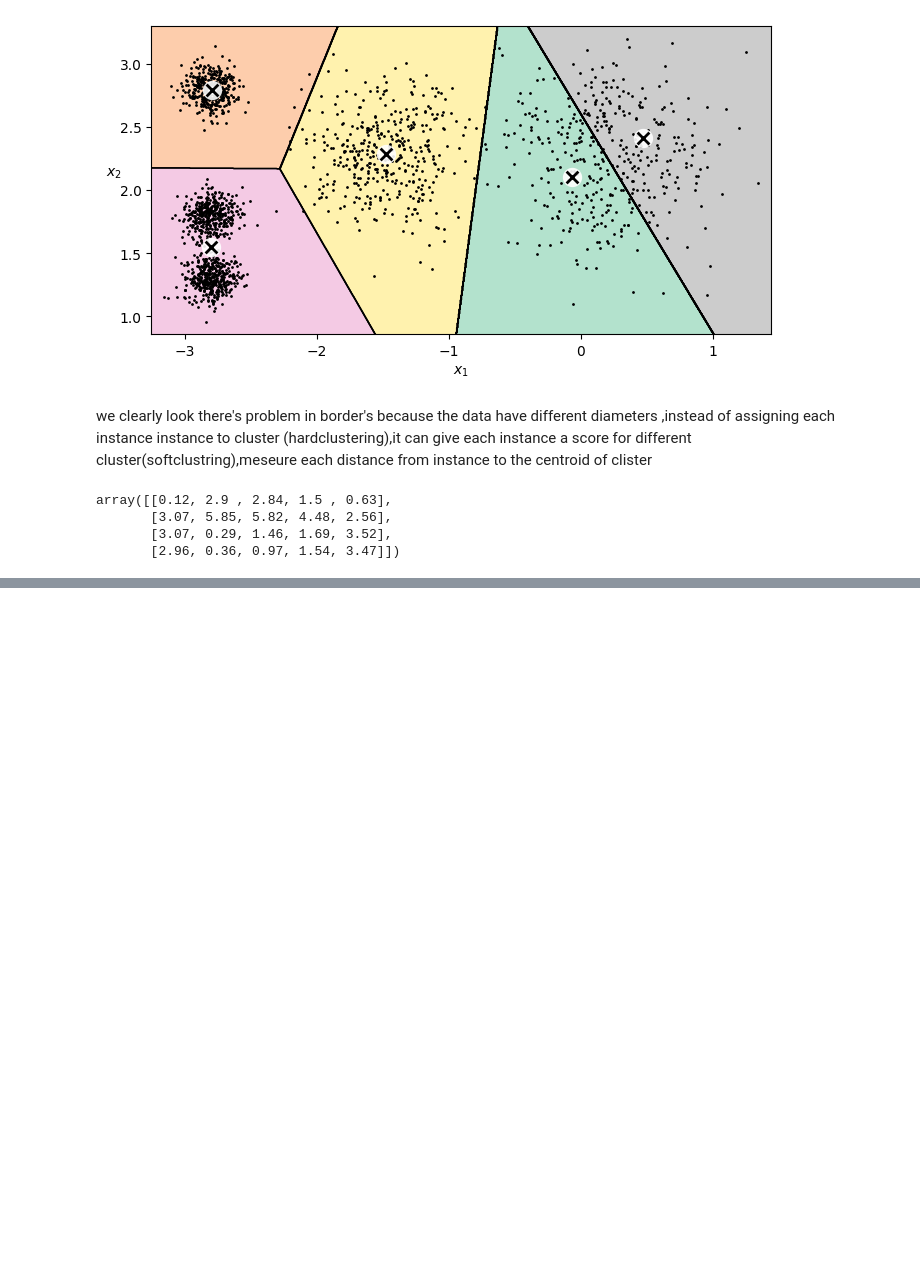
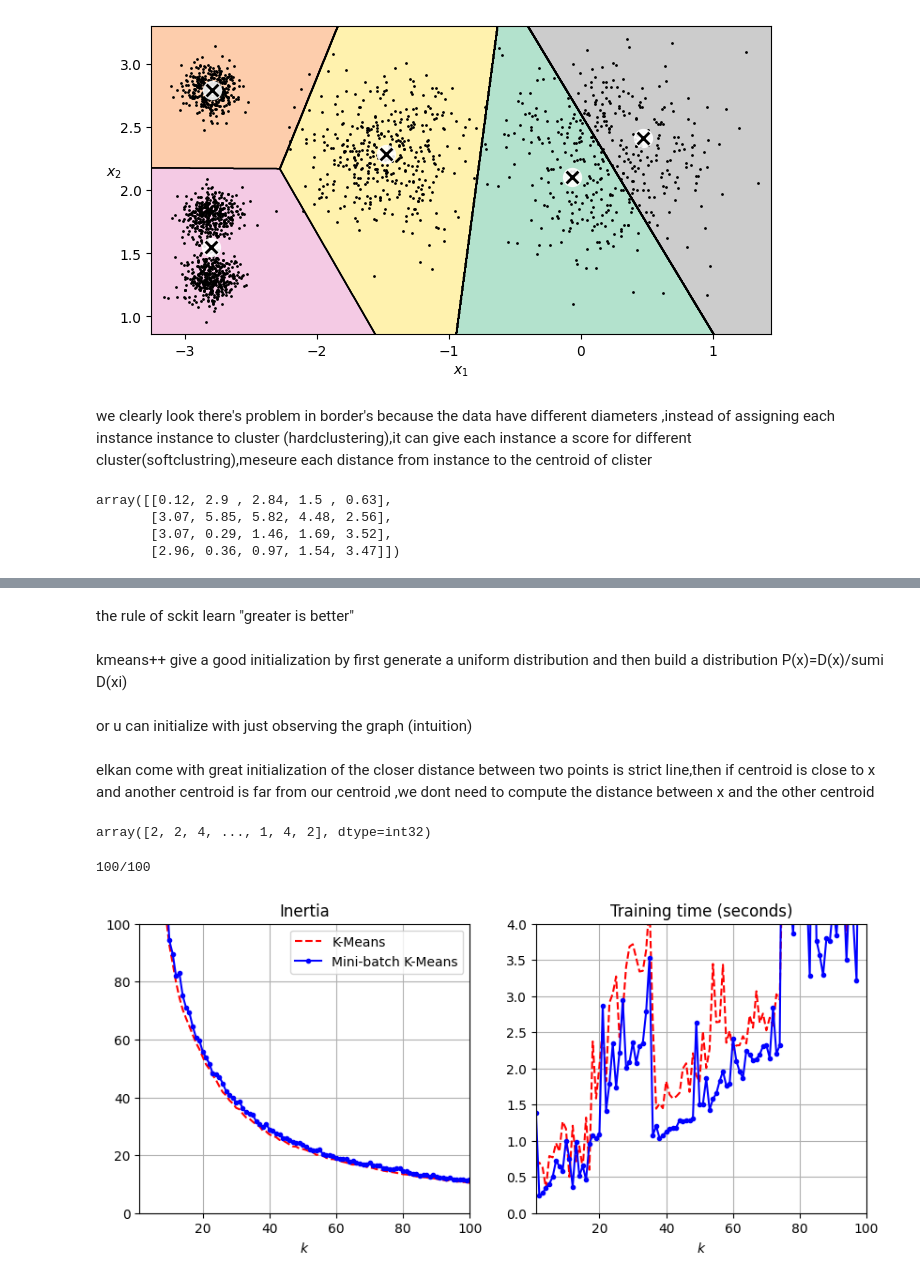
Before and after one commit to ALIAQIL/hands-on-ml-with-scikit-learn-and-pytorch, a Jupyter notebook: 9-Unsupervised-learning/kgaumix.ipynb, the cells around one changed output, grey strips where cells are left out. Cells and saved outputs as stored; diff of their text form; code cells hidden in the pictures; blank space fills up the shorter version.

```diff
--- a/9-Unsupervised-learning/kgaumix.ipynb
+++ b/9-Unsupervised-learning/kgaumix.ipynb
@@ -171,0 +180,53 @@ KMeans(n_clusters=5, random_state=42)
+# %% [markdown]
+the rule of sckit learn "greater is better"
+# %% [markdown]
+kmeans++ give a good initialization by first generate a uniform distribution and then build a distribution P(x)=D(x)/sumi D(xi)
+# %% [markdown]
+or u can initialize with just observing the graph (intuition)
+# %% [markdown]
+elkan come with great initialization of the closer distance between two points is strict line,then if centroid is close to x and another centroid is far from our centroid ,we dont need to compute the distance between x and the other centroid
+# %%
+kmeans_elcan = KMeans(n_clusters=k,algorithm="elkan",random_state=42)
+kmeans_elcan.fit_predict(X)
+# %% [output]
+array([2, 2, 4, ..., 1, 4, 2], dtype=int32)
+# %%
+# extra code – this cell generates and saves Figure 9–6
+
+from timeit import timeit
+
+max_k = 100
+times = np.empty((max_k, 2))
+inertias = np.empty((max_k, 2))
+for k in range(1, max_k + 1):
+    kmeans_ = KMeans(n_clusters=k, algorithm="lloyd", n_init=10, random_state=42)
+    minibatch_kmeans = MiniBatchKMeans(n_clusters=k, n_init=10, random_state=42)
+    print(f"\r{k}/{max_k}", end="")  # \r returns to the start of line
+    times[k - 1, 0] = timeit("kmeans_.fit(X)", number=10, globals=globals())
+    times[k - 1, 1] = timeit("minibatch_kmeans.fit(X)", number=10,
+                             globals=globals())
+    inertias[k - 1, 0] = kmeans_.inertia_
+    inertias[k - 1, 1] = minibatch_kmeans.inertia_
+
+plt.figure(figsize=(10, 4))
+
+plt.subplot(121)
+plt.plot(range(1, max_k + 1), inertias[:, 0], "r--", label="K-Means")
+plt.plot(range(1, max_k + 1), inertias[:, 1], "b.-", label="Mini-batch K-Means")
+plt.xlabel("$k$")
+plt.title("Inertia")
+plt.legend()
+plt.axis([1, max_k, 0, 100])
+plt.grid()
+
+plt.subplot(122)
+plt.plot(range(1, max_k + 1), times[:, 0], "r--", label="K-Means")
+plt.plot(range(1, max_k + 1), times[:, 1], "b.-", label="Mini-batch K-Means")
+plt.xlabel("$k$")
+plt.title("Training time (seconds)")
+plt.axis([1, max_k, 0, 4])
+plt.grid()
+plt.show()
+# %% [output]
+100/100
+[figure, added]
```
Also changed, not shown: parts of 30 cells of this notebook, 1 other file.
